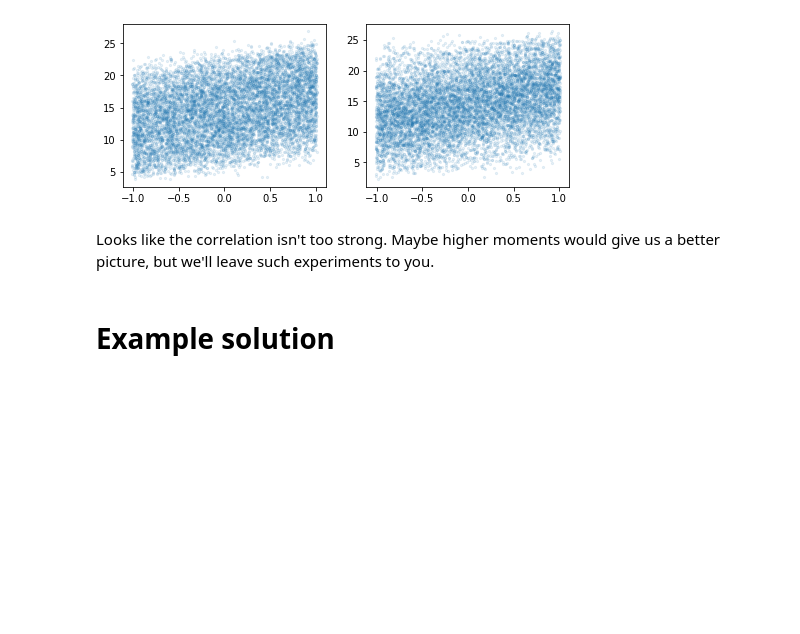
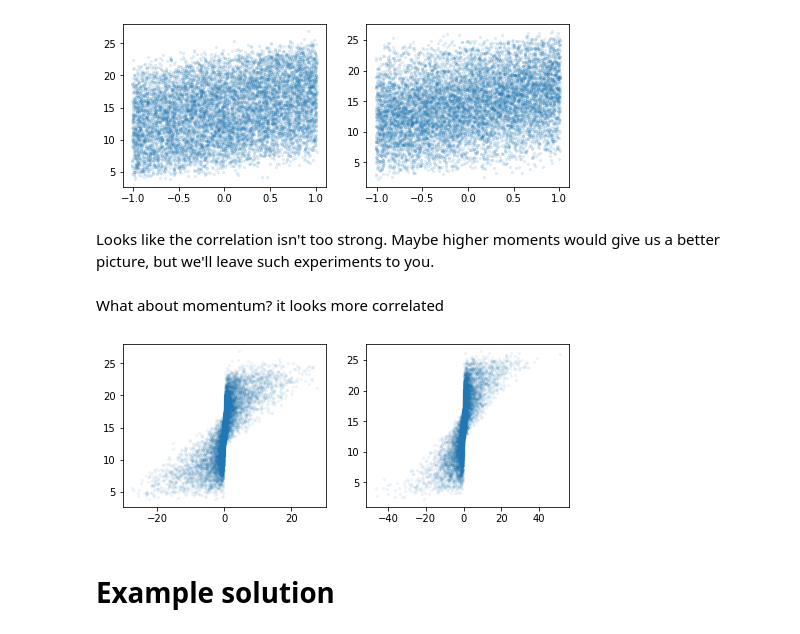
Before and after one commit to fargiolas/MLHEP-2020-calo-regression, a Jupyter notebook: CompetitionStartingKit.ipynb, the cells around one changed output. Saved outputs shown, nothing was run; the diff lists cells and outputs as text; code cells hidden in the pictures; blank space fills up the shorter version.

```diff
--- a/CompetitionStartingKit.ipynb
+++ b/CompetitionStartingKit.ipynb
@@ -87,6 +113,16 @@ plt.scatter(coordinate[:,1], center_of_mass[:,1], s=5, alpha=0.1);
 [figure]
 # %% [markdown]
 Looks like the correlation isn't too strong. Maybe higher moments would give us a better picture, but we'll leave such experiments to you.
+# %% [markdown]
+What about momentum? it looks more correlated
+# %%
+plt.figure(figsize=(8, 3))
+plt.subplot(121)
+plt.scatter(momentum[:,0], center_of_mass[:,0], s=5, alpha=0.05)
+plt.subplot(122)
+plt.scatter(momentum[:,1], center_of_mass[:,1], s=5, alpha=0.05);
+# %% [output]
+[figure, added]
 # %% [markdown]
 # Example solution
 # %%
```
Also changed, not shown: parts of 12 cells of this notebook.
